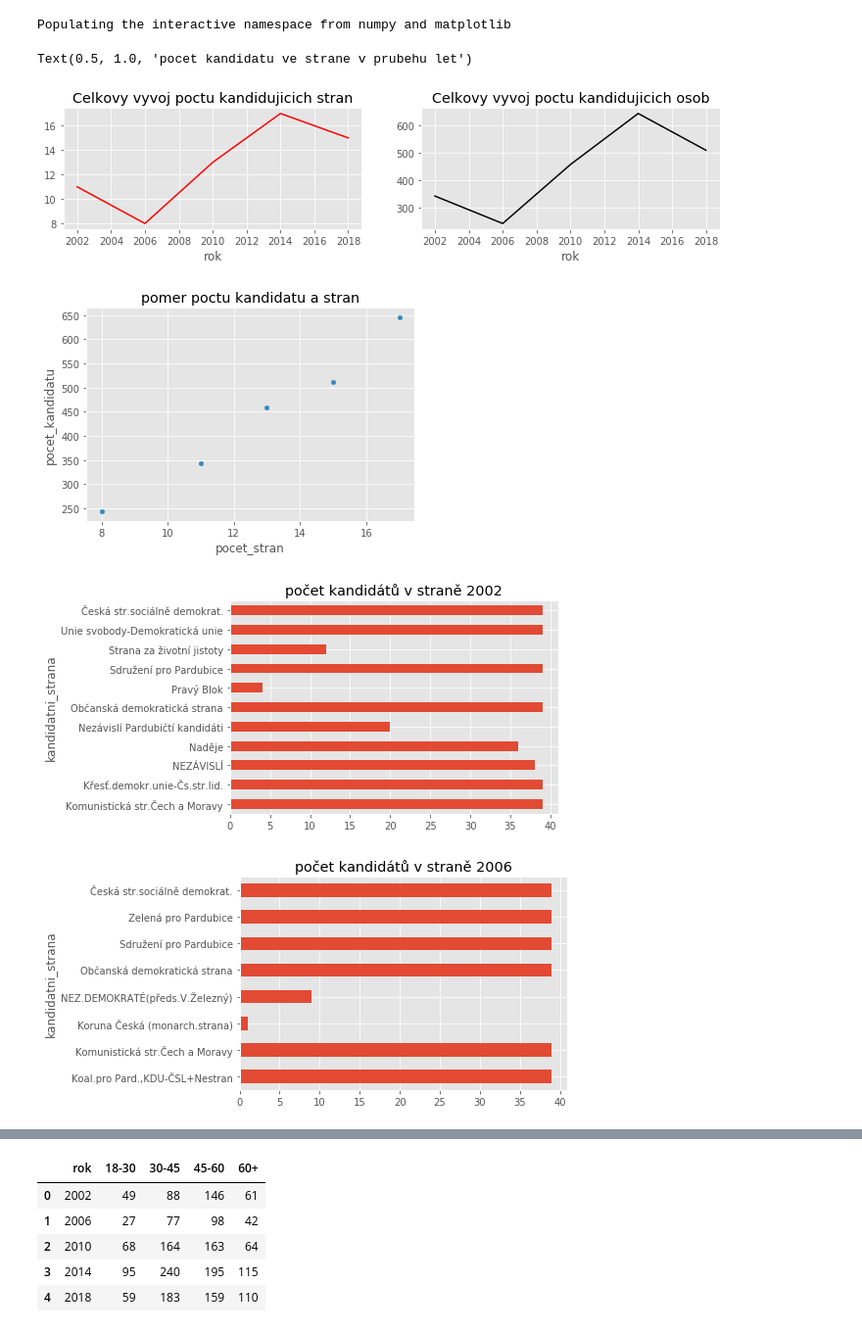
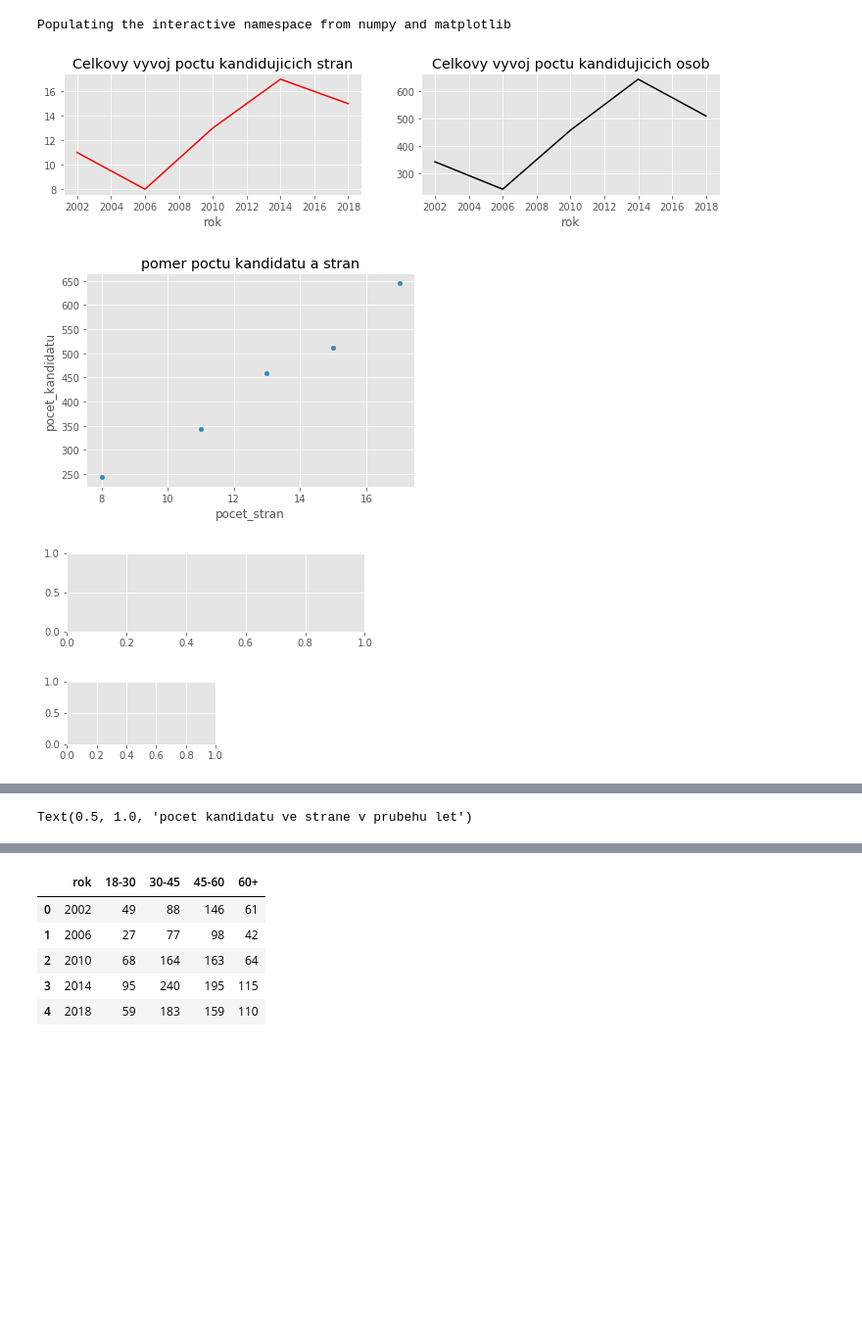
Before and after one commit to draessld/Data_Mining_Algorithms_2019, a Jupyter notebook: 01/homework_01_B191.ipynb, the cells around one changed output, grey strips where cells are left out. Shown at 98% size. Drawn from its saved outputs; the diff is of its cells as text; code cells hidden in the pictures; blank space fills up the shorter version.

```diff
--- a/01/homework_01_B191.ipynb
+++ b/01/homework_01_B191.ipynb
@@ -87,39 +87,58 @@ vyvoj_v_letech['pocet_stran'].plot(color='red', title='Celkovy vyvoj poctu kandi
 
 
 # zobraz vyvoj poctu kandidujicich lidi
 plt.subplot(222)
 vyvoj_v_letech['pocet_kandidatu'].plot(color='black',title='Celkovy vyvoj poctu kandidujicich osob')
 
 
 # pomer mezi poctem kandidatu a poctem stran
 # display(vyvoj_v_letech)
 vyvoj_v_letech.plot(kind='scatter',x='pocet_stran',y='pocet_kandidatu',title='pomer poctu kandidatu a stran')
 
 
 # zobraz pro jednotlive roky zastoupeni kandidatu v jednotlivych stranach
 tables = []
 for i in roky:
     table = pd.DataFrame(data = souhrn_kandidati[souhrn_kandidati['rok'] == i].groupby(by=['kandidatni_strana']).nunique()['id']).rename(columns={"id":"pocet_kandidatu"})
     tables.append(table)
 
-a=0
-# prehled poctu kandidátů pro jednotlivé strany v jednotlivých letech
-for i in tables:
-    i.plot.barh(title='počet kandidátů v straně '+str(roky[a]),legend=False)
-    a+=1
+
+# at to zkusim jednim, ci druhym zpusobem, vzdy jsou prazdne
+plt.figure(figsize=(12,5))
+# a=0
+# # prehled poctu kandidátů pro jednotlivé strany v jednotlivých letech
+# for i in tables:
+#     plt.subplot(321+a)
+#     i.plot.barh(title='počet kandidátů v straně '+str(roky[a]),legend=False)
+#     a+=1
+# plt.show()
+
+plt.subplot(321)
+tables[0].plot.barh(title='počet kandidátů v straně 2002',legend=False)
+plt.subplot(322)
+tables[1].plot.barh(title='počet kandidátů v straně 2006',legend=False)
+plt.subplot(323)
+tables[2].plot.barh(title='počet kandidátů v straně 2010',legend=False)
+plt.subplot(324)
+tables[3].plot.barh(title='počet kandidátů v straně 2014',legend=False)
+plt.subplot(325)
+tables[4].plot.barh(title='počet kandidátů v straně 2018',legend=False)
+plt.show()
 
 fig = plt.figure(figsize=(10,10))
 ax = fig.add_subplot(111)
+barvy=['y','r','b','g','c']
 a=0
 for i in tables:
-    ax.scatter(x=i.index,y=i,label=str(roky[a]))
+    ax.bar(i.index, i["pocet_kandidatu"], width=0.8, color=barvy[a], align='center',label='pocet_'+str(roky[a]))
+    ax.legend(roky,loc='best')
     a+=1
+
 plt.xticks(rotation=90)
 plt.legend(loc='best')
 plt.title('pocet kandidatu ve strane v prubehu let')
 # %% [output]
-Text(0.5, 1.0, 'pocet kandidatu ve strane v prubehu let')
 [figure]
 [figure]
-[figure, old version]
+[figure, new version]
-[figure, old version]
+[figure, new version]
@@ -129,0 +149 @@ Text(0.5, 1.0, 'pocet kandidatu ve strane v prubehu let')
+Text(0.5, 1.0, 'pocet kandidatu ve strane v prubehu let')
```
Also changed, not shown: parts of 1 cell of this notebook.
